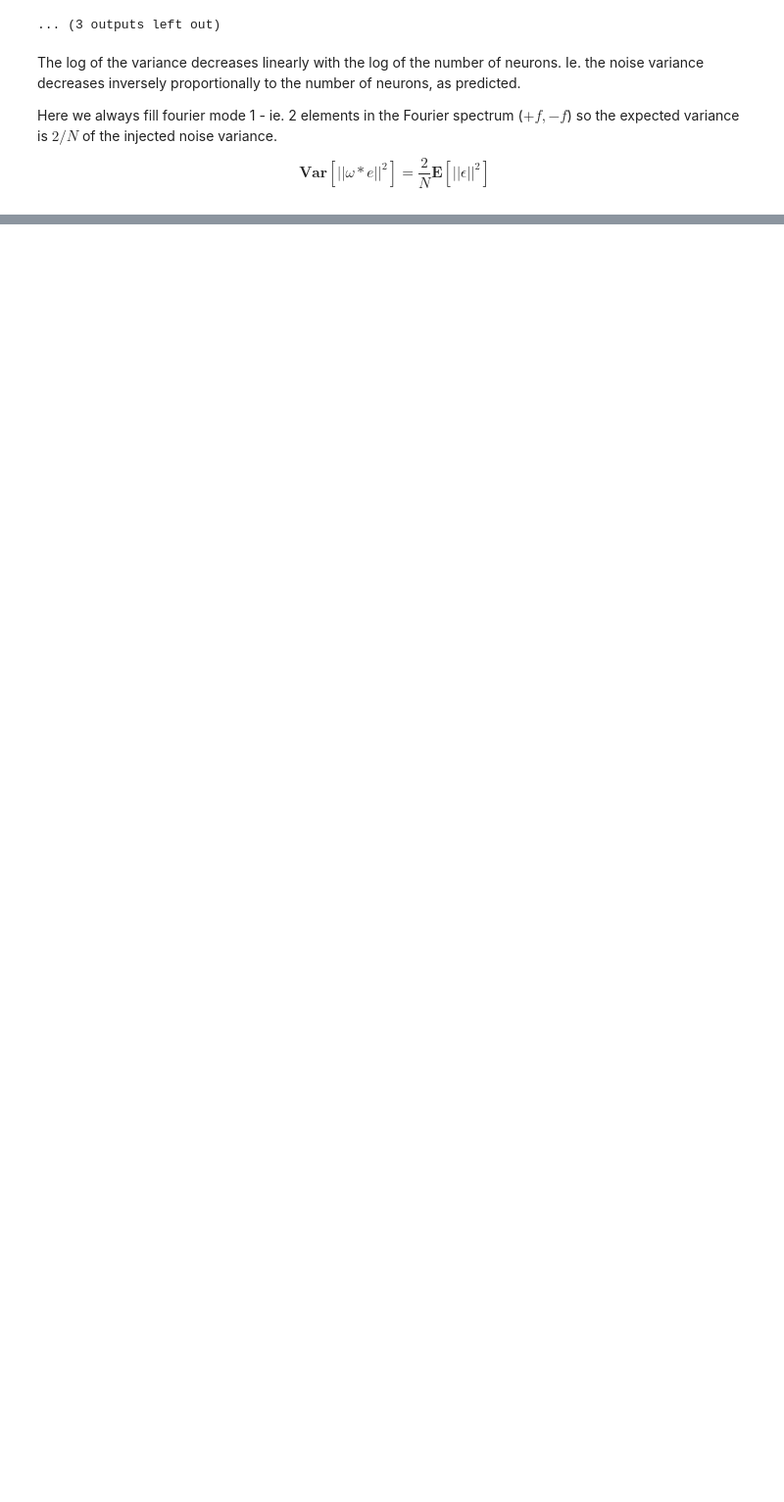
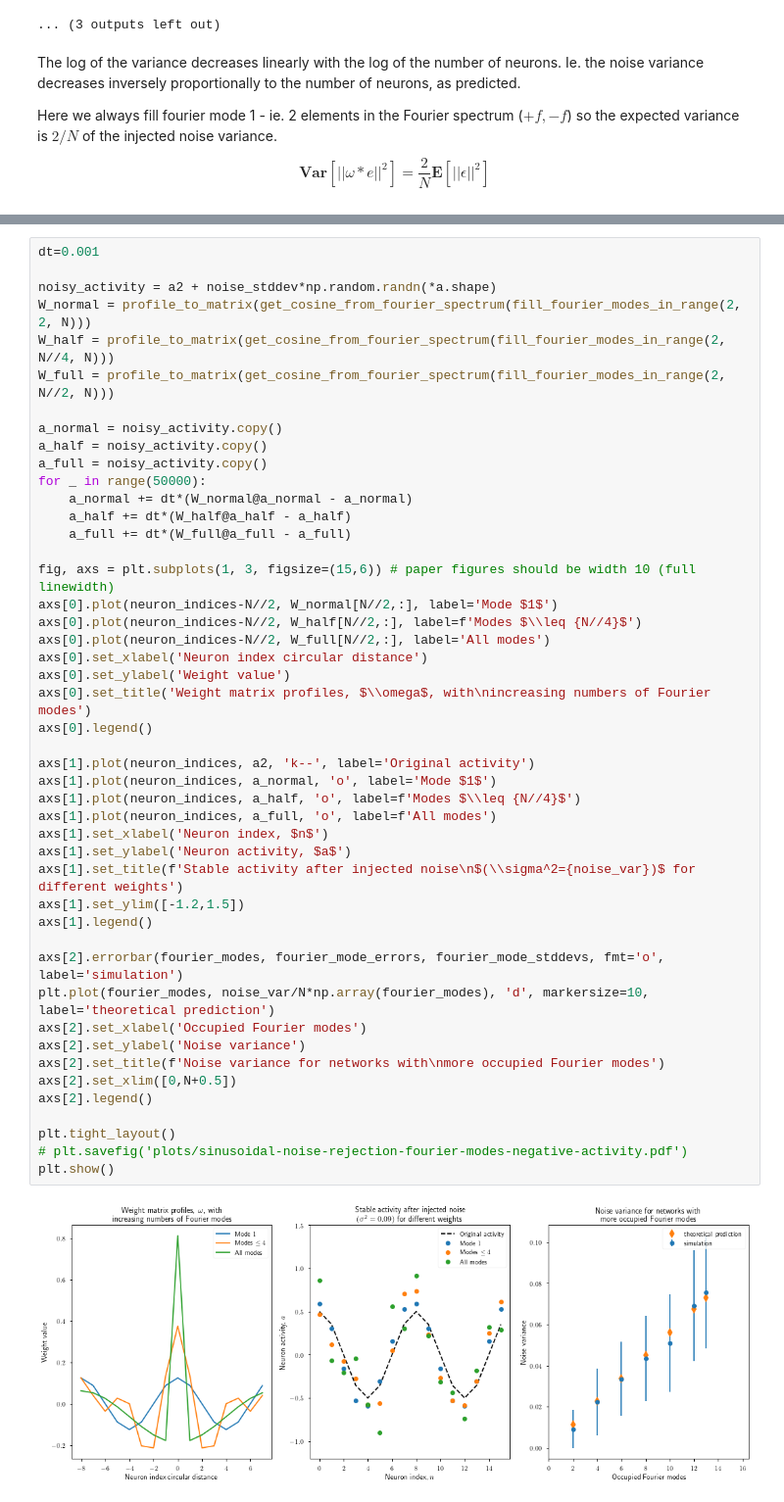
Before and after one commit to Dominic-DallOsto/insect-navigation-sinusoidal-optimality, a Jupyter notebook: sinusoidal noise rejection negative activity.ipynb, the cells around one changed output, grey strips where cells are left out. Shown at 98% size. Drawn from its saved outputs; the diff is of its cells as text; blank space fills up the shorter version.

```diff
--- a/sinusoidal noise rejection negative activity.ipynb
+++ b/sinusoidal noise rejection negative activity.ipynb
@@ -235,0 +268,48 @@ $$\textbf{Var}\left[||\omega \ast e||^2\right] = \frac{2}{N} \textbf{E}\left[||\
+# %%
+dt=0.001
+
+noisy_activity = a2 + noise_stddev*np.random.randn(*a.shape)
+W_normal = profile_to_matrix(get_cosine_from_fourier_spectrum(fill_fourier_modes_in_range(2, 2, N)))
+W_half = profile_to_matrix(get_cosine_from_fourier_spectrum(fill_fourier_modes_in_range(2, N//4, N)))
+W_full = profile_to_matrix(get_cosine_from_fourier_spectrum(fill_fourier_modes_in_range(2, N//2, N)))
+
+a_normal = noisy_activity.copy()
+a_half = noisy_activity.copy()
+a_full = noisy_activity.copy()
+for _ in range(50000):
+	a_normal += dt*(W_normal@a_normal - a_normal)
+	a_half += dt*(W_half@a_half - a_half)
+	a_full += dt*(W_full@a_full - a_full)
+
+fig, axs = plt.subplots(1, 3, figsize=(15,6)) # paper figures should be width 10 (full linewidth)
+axs[0].plot(neuron_indices-N//2, W_normal[N//2,:], label='Mode $1$')
+axs[0].plot(neuron_indices-N//2, W_half[N//2,:], label=f'Modes $\\leq {N//4}$')
+axs[0].plot(neuron_indices-N//2, W_full[N//2,:], label='All modes')
+axs[0].set_xlabel('Neuron index circular distance')
+axs[0].set_ylabel('Weight value')
+axs[0].set_title('Weight matrix profiles, $\\omega$, with\nincreasing numbers of Fourier modes')
+axs[0].legend()
+
+axs[1].plot(neuron_indices, a2, 'k--', label='Original activity')
+axs[1].plot(neuron_indices, a_normal, 'o', label='Mode $1$')
+axs[1].plot(neuron_indices, a_half, 'o', label=f'Modes $\\leq {N//4}$')
+axs[1].plot(neuron_indices, a_full, 'o', label=f'All modes')
+axs[1].set_xlabel('Neuron index, $n$')
+axs[1].set_ylabel('Neuron activity, $a$')
+axs[1].set_title(f'Stable activity after injected noise\n$(\\sigma^2={noise_var})$ for different weights')
+axs[1].set_ylim([-1.2,1.5])
+axs[1].legend()
+
+axs[2].errorbar(fourier_modes, fourier_mode_errors, fourier_mode_stddevs, fmt='o', label='simulation')
+plt.plot(fourier_modes, noise_var/N*np.array(fourier_modes), 'd', markersize=10, label='theoretical prediction')
+axs[2].set_xlabel('Occupied Fourier modes')
+axs[2].set_ylabel('Noise variance')
+axs[2].set_title(f'Noise variance for networks with\nmore occupied Fourier modes')
+axs[2].set_xlim([0,N+0.5])
+axs[2].legend()
+
+plt.tight_layout()
+# plt.savefig('plots/sinusoidal-noise-rejection-fourier-modes-negative-activity.pdf')
+plt.show()
+# %% [output]
+[figure, added]
```
Also changed, not shown: parts of 17 cells of this notebook, 5 other files.
